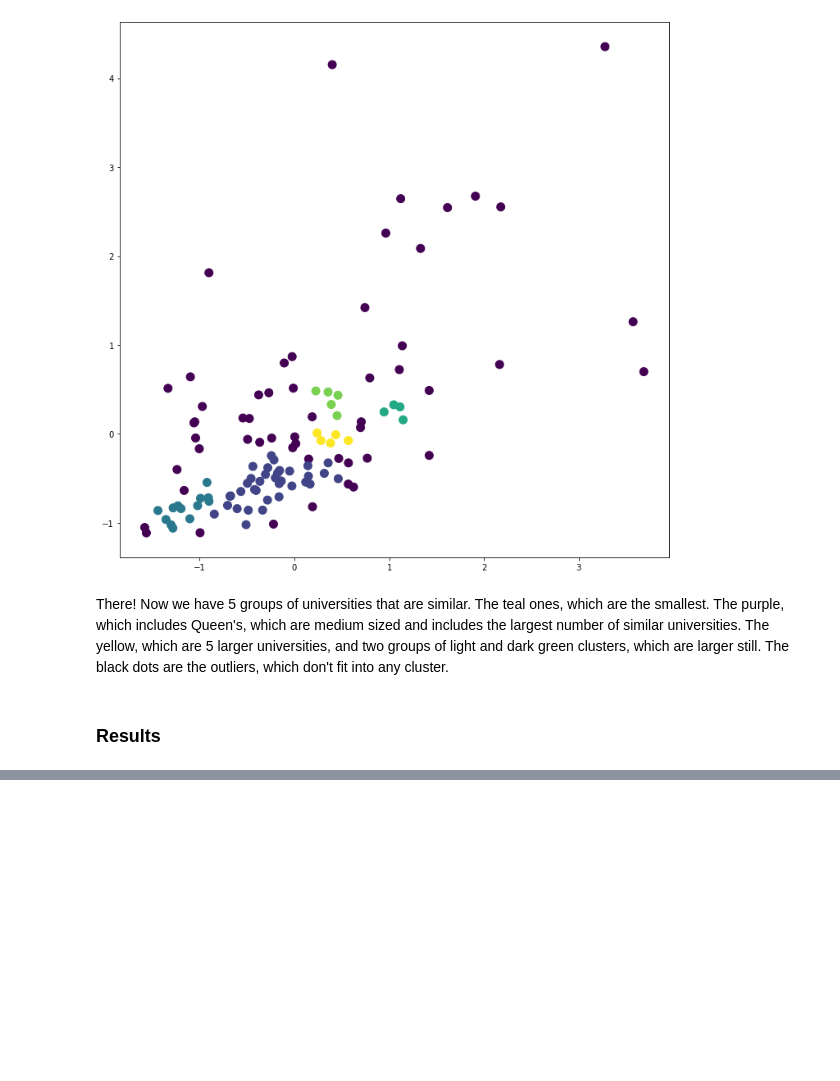
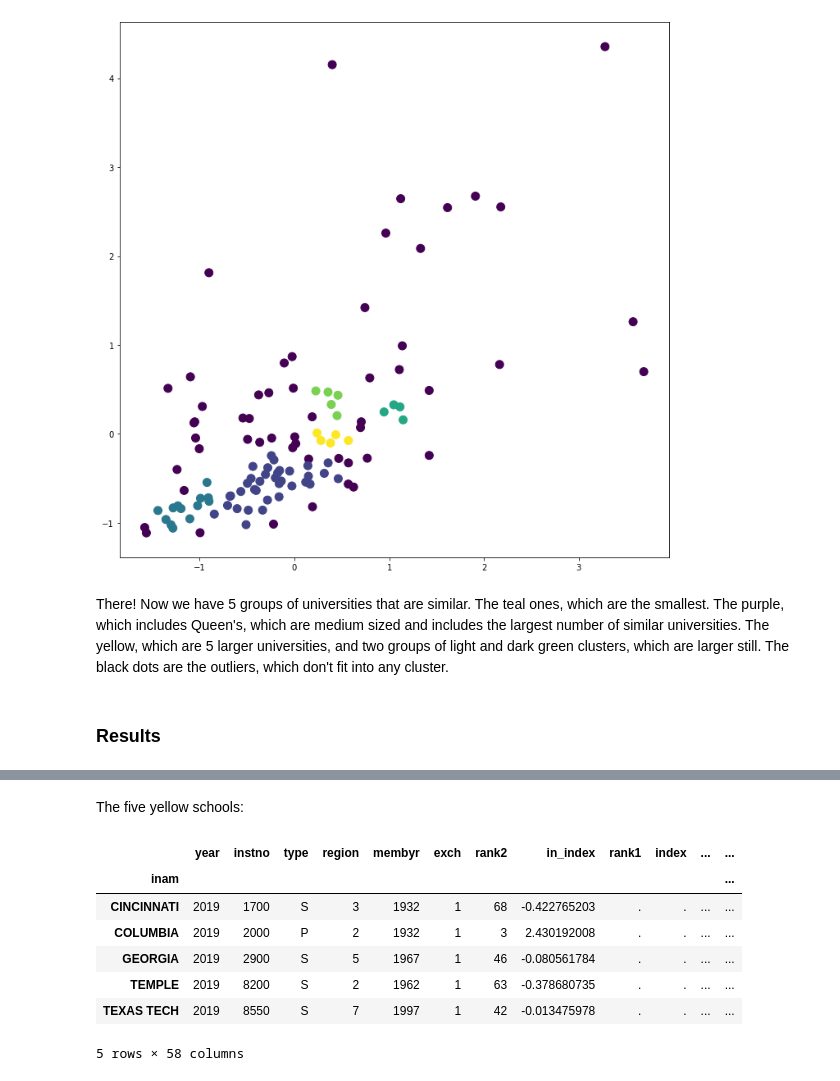
Before and after one commit to AmandaRW/capstone, a Jupyter notebook: ARL Library comparisons.ipynb, the cells around one changed output, grey strips where cells are left out. Drawn from its saved outputs; the diff is of its cells as text; code cells hidden in the pictures; blank space fills up the shorter version.

```diff
--- a/ARL Library comparisons.ipynb
+++ b/ARL Library comparisons.ipynb
@@ -304,0 +344,5 @@ print(clusters[0])
+# %%
+df_data_1["Clus_Db"]=model.labels_
+df_data_1[df_data_1["Clus_Db"]==1]
+
+df_data_1[df_data_1["Clus_Db"]==2]
@@ -304,0 +357,16 @@ print(clusters[0])
+# %% [markdown]
+The five yellow schools:
+# %%
+df_data_1["Clus_Db"]=model.labels_
+df_data_1[df_data_1["Clus_Db"]==2]
+
+df_data_1[df_data_1["Clus_Db"]==3]
+# %% [output]
+|  | year | instno | type | region | membyr | exch | rank2 | in_index | rank1 | index | ... | ... |
+| inam |  |  |  |  |  |  |  |  |  |  |  | ... |
+| CINCINNATI | 2019 | 1700 | S | 3 | 1932 | 1 | 68 | -0.422765203 | . | . | ... | ... |
+| COLUMBIA | 2019 | 2000 | P | 2 | 1932 | 1 | 3 | 2.430192008 | . | . | ... | ... |
+| GEORGIA | 2019 | 2900 | S | 5 | 1967 | 1 | 46 | -0.080561784 | . | . | ... | ... |
+| TEMPLE | 2019 | 8200 | S | 2 | 1962 | 1 | 63 | -0.378680735 | . | . | ... | ... |
+| TEXAS TECH | 2019 | 8550 | S | 7 | 1997 | 1 | 42 | -0.013475978 | . | . | ... | ... |
+5 rows × 58 columns
```
Also changed, not shown: parts of 19 cells of this notebook.
